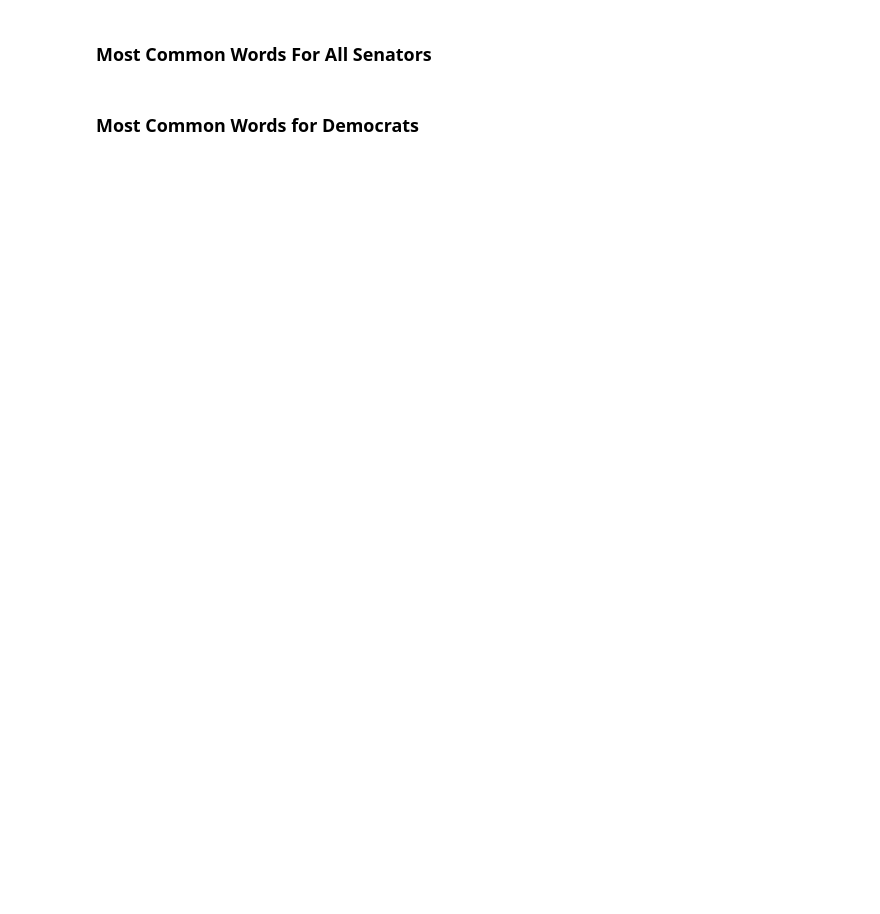
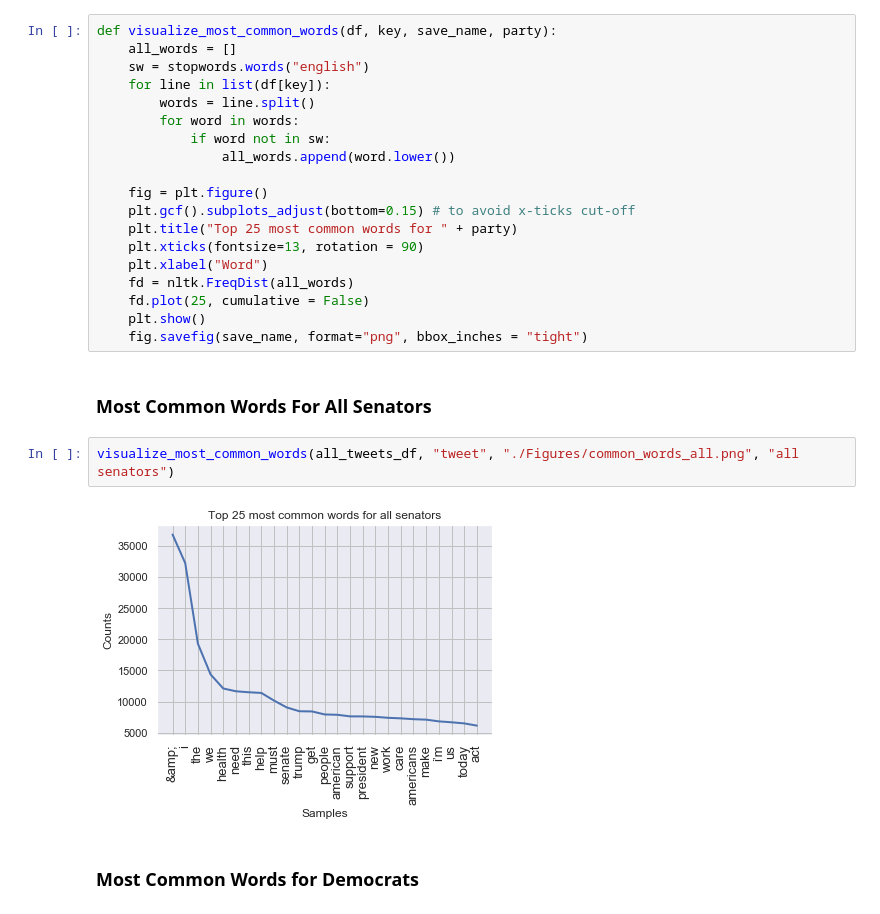
Before and after one commit to darshanajaint/data_mining_project, a Jupyter notebook: Data_Exploration.ipynb, the cells around one changed output. Drawn from its saved outputs; the diff is of its cells as text; blank space fills up the shorter version.

```diff
--- a/Data_Exploration.ipynb
+++ b/Data_Exploration.ipynb
@@ -189,4 +192,27 @@ The average word count for tweets by republicans was  33.14
+# %%
+def visualize_most_common_words(df, key, save_name, party):
+    all_words = []
+    sw = stopwords.words("english")
+    for line in list(df[key]):
+        words = line.split()
+        for word in words:
+            if word not in sw:
+                all_words.append(word.lower())
+
+    fig = plt.figure()
+    plt.gcf().subplots_adjust(bottom=0.15) # to avoid x-ticks cut-off
+    plt.title("Top 25 most common words for " + party)
+    plt.xticks(fontsize=13, rotation = 90)
+    plt.xlabel("Word")
+    fd = nltk.FreqDist(all_words)
+    fd.plot(25, cumulative = False)
+    plt.show()
+    fig.savefig(save_name, format="png", bbox_inches = "tight")
 # %% [markdown]
 ### Most Common Words For All Senators
+# %%
+visualize_most_common_words(all_tweets_df, "tweet", "./Figures/common_words_all.png", "all senators")
+# %% [output]
+[figure, added]
 # %% [markdown]
 ### Most Common Words for Democrats
```
Also changed, not shown: parts of 17 cells of this notebook.
